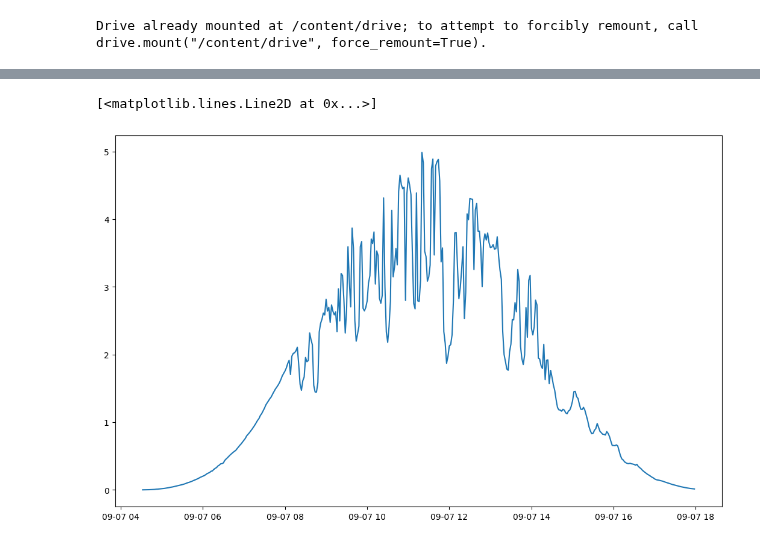
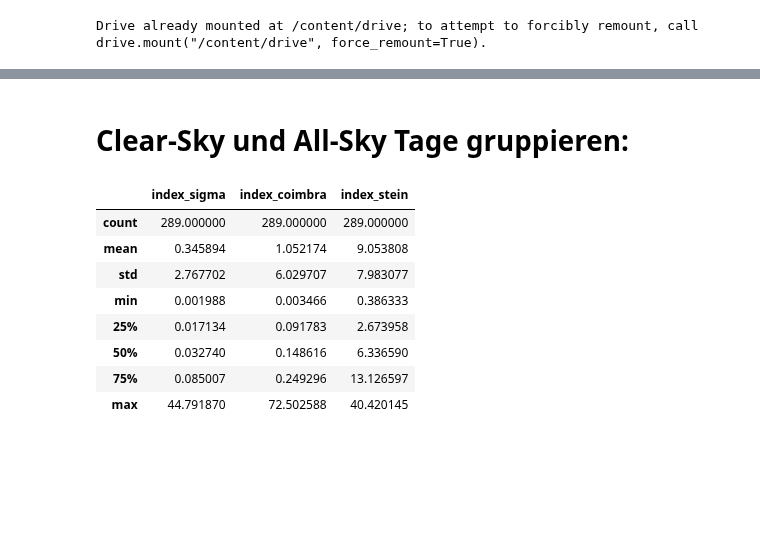
Before and after one commit to rjanow/Masterarbeit, a Jupyter notebook: 1_2_EDA.ipynb, the cells around one changed output, grey strips where cells are left out. Cells and saved outputs as stored; diff of their text form; code cells hidden in the pictures; blank space fills up the shorter version.

```diff
--- a/1_2_EDA.ipynb
+++ b/1_2_EDA.ipynb
@@ -212,5 +82,2 @@ UVI_gefiltert = df_UVI['UVI'][df_UVI.index.date == pd.to_datetime(gewünschtes_d
-# %%
-plt.plot(UVI_gefiltert)
-# %% [output]
-[<matplotlib.lines.Line2D at 0x...>]
-[figure, removed]
+# %% [markdown]
+# Clear-Sky und All-Sky Tage gruppieren:
@@ -216,0 +86,12 @@ plt.plot(UVI_gefiltert)
+# %%
+df_VarIdx_Day.describe()
+# %% [output]
+|  | index_sigma | index_coimbra | index_stein |
+| count | 289.000000 | 289.000000 | 289.000000 |
+| mean | 0.345894 | 1.052174 | 9.053808 |
+| std | 2.767702 | 6.029707 | 7.983077 |
+| min | 0.001988 | 0.003466 | 0.386333 |
+| 25% | 0.017134 | 0.091783 | 2.673958 |
+| 50% | 0.032740 | 0.148616 | 6.336590 |
+| 75% | 0.085007 | 0.249296 | 13.126597 |
+| max | 44.791870 | 72.502588 | 40.420145 |
```
Also changed, not shown: parts of 64 cells of this notebook.
